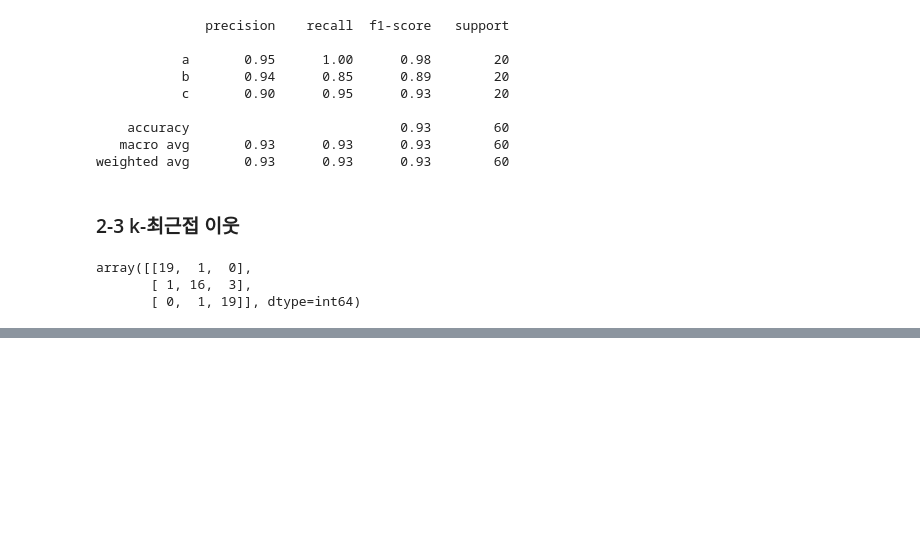
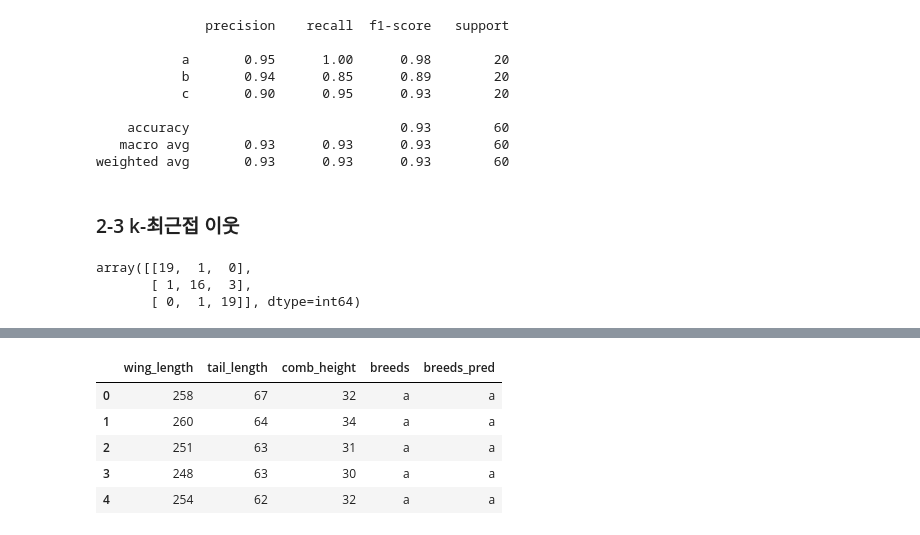
Before and after one commit to kusool72/python, a Jupyter notebook: 현장에서 바로 써먹는 데이터분석.ipynb, the cells around one changed output, grey strips where cells are left out. Saved outputs shown, nothing was run; the diff lists cells and outputs as text; code cells hidden in the pictures; blank space fills up the shorter version.

```diff
--- a/현장에서 바로 써먹는 데이터분석.ipynb
+++ b/현장에서 바로 써먹는 데이터분석.ipynb
@@ -904,0 +1157,13 @@ array([[19,  1,  0],
+# %%
+# 예측값을 데이터 프레임으로 만들고, 열 이름을 breeds_pred로 지정
+df_y_pred_svm = pd.DataFrame(y_pred_svm, columns = ['breeds_pred'])
+# 기존 test 데이터 셋에 svm 예측 결과 열 합치기
+df_svm = pd.concat([df_test, df_y_pred_svm], axis=1)
+df_svm.head()
+# %% [output]
+|  | wing_length | tail_length | comb_height | breeds | breeds_pred |
+| 0 | 258 | 67 | 32 | a | a |
+| 1 | 260 | 64 | 34 | a | a |
+| 2 | 251 | 63 | 31 | a | a |
+| 3 | 248 | 63 | 30 | a | a |
+| 4 | 254 | 62 | 32 | a | a |
```
Also changed, not shown: parts of 44 cells of this notebook.
